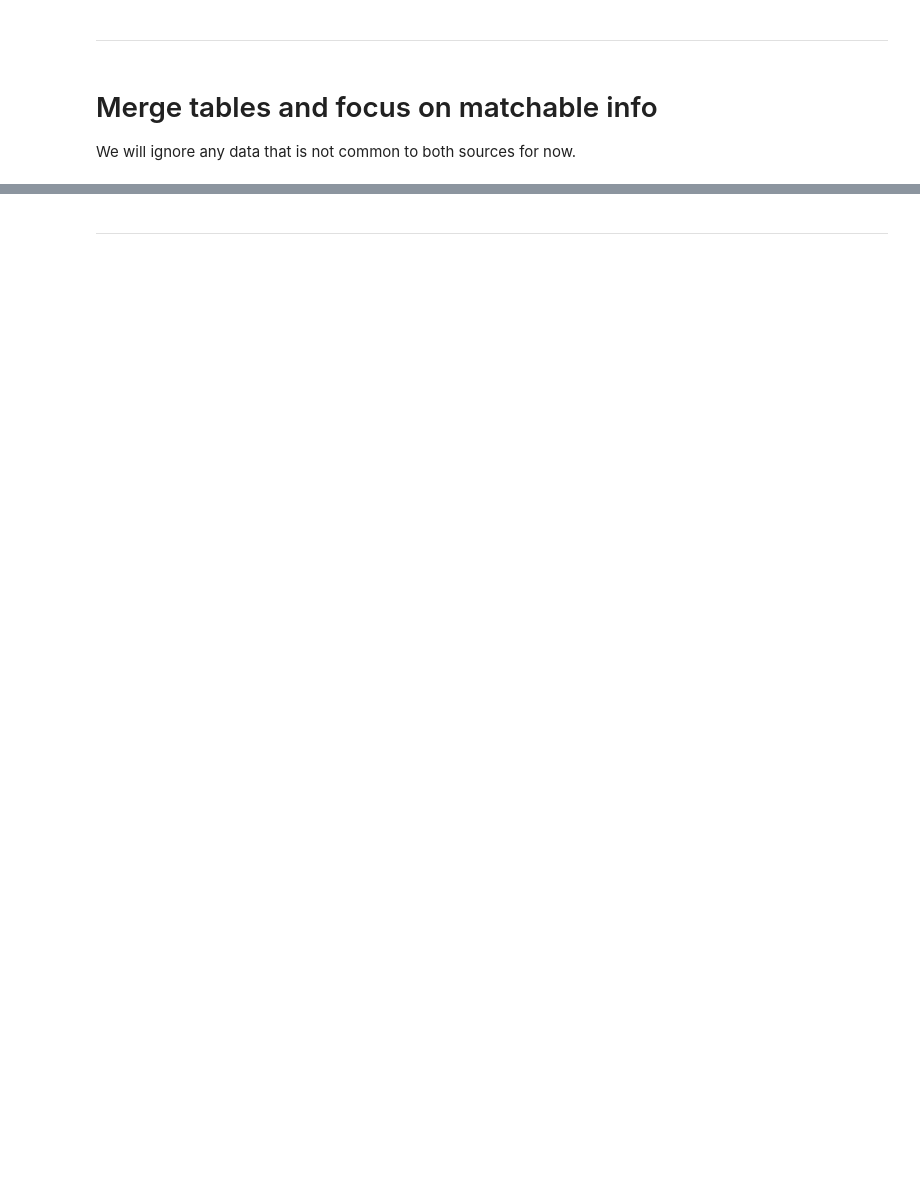
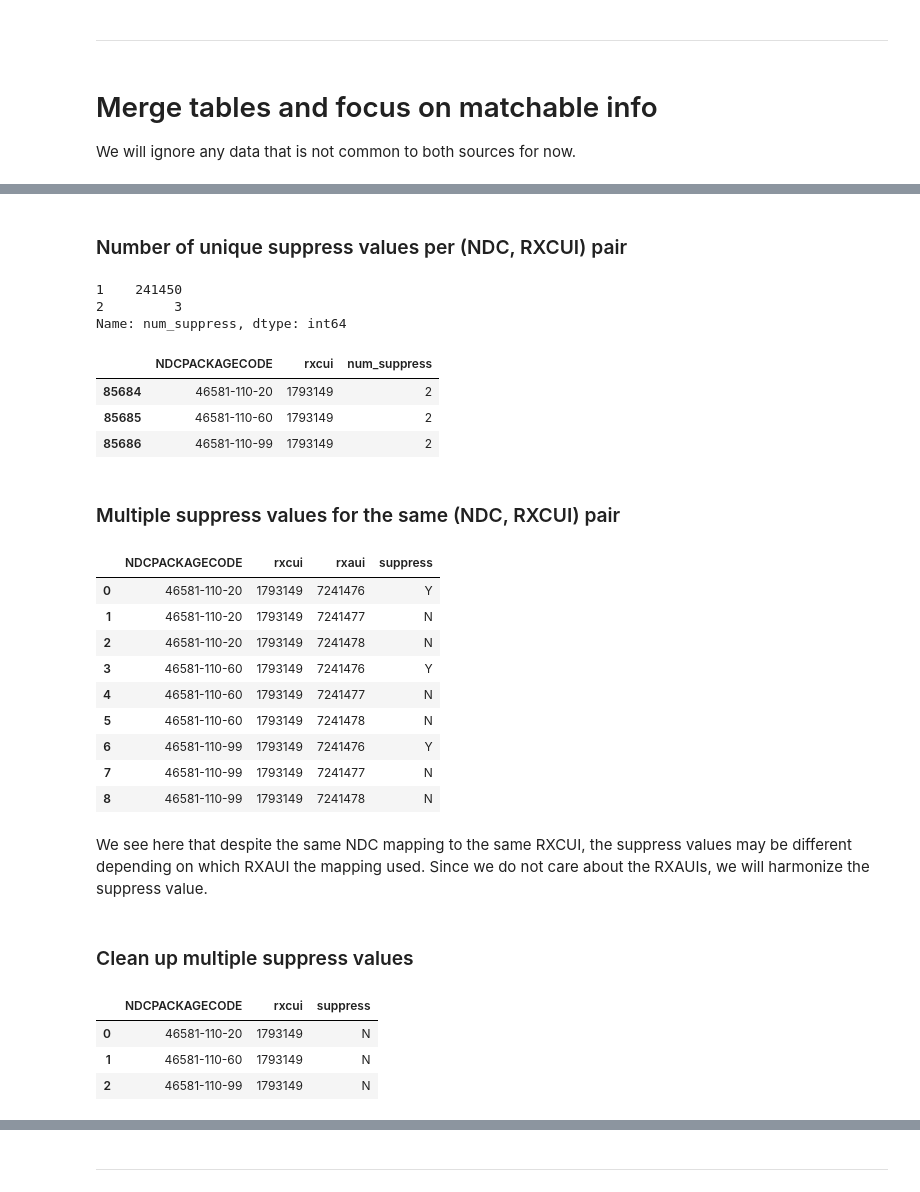
Before and after one commit to veleritas/ndc_active_ingredients, a Jupyter notebook: code/rxnorm/match_fda_and_rxnorm_ndc_info.ipynb, the cells around one changed output, grey strips where cells are left out. Cells and saved outputs as stored; diff of their text form; code cells hidden in the pictures; blank space fills up the shorter version.

```diff
--- a/code/rxnorm/match_fda_and_rxnorm_ndc_info.ipynb
+++ b/code/rxnorm/match_fda_and_rxnorm_ndc_info.ipynb
@@ -124,0 +136,9 @@ res.head()
+# %%
+nsup = (common
+    .drop("rxaui", axis=1)
+    .drop_duplicates()
+    .groupby(["NDCPACKAGECODE", "rxcui"])
+    .size()
+    .to_frame("num_suppress")
+    .reset_index()
+)
@@ -124,0 +158,39 @@ res.head()
+# %% [markdown]
+### Number of unique suppress values per (NDC, RXCUI) pair
+# %%
+nsup["num_suppress"].value_counts()
+# %% [output]
+1    241450
+2         3
+Name: num_suppress, dtype: int64
+# %%
+nsup.query("num_suppress > 1")
+# %% [output]
+|  | NDCPACKAGECODE | rxcui | num_suppress |
+| 85684 | 46581-110-20 | 1793149 | 2 |
+| 85685 | 46581-110-60 | 1793149 | 2 |
+| 85686 | 46581-110-99 | 1793149 | 2 |
+# %% [markdown]
+### Multiple suppress values for the same (NDC, RXCUI) pair
+# %%
+(nsup
+    .query("num_suppress > 1")
+    .drop("num_suppress", axis=1)
+    .merge(common, how="left", on=["NDCPACKAGECODE", "rxcui"])
+)
+# %% [output]
+|  | NDCPACKAGECODE | rxcui | rxaui | suppress |
+| 0 | 46581-110-20 | 1793149 | 7241476 | Y |
+| 1 | 46581-110-20 | 1793149 | 7241477 | N |
+| 2 | 46581-110-20 | 1793149 | 7241478 | N |
+| 3 | 46581-110-60 | 1793149 | 7241476 | Y |
+| 4 | 46581-110-60 | 1793149 | 7241477 | N |
+| 5 | 46581-110-60 | 1793149 | 7241478 | N |
+| 6 | 46581-110-99 | 1793149 | 7241476 | Y |
+| 7 | 46581-110-99 | 1793149 | 7241477 | N |
+| 8 | 46581-110-99 | 1793149 | 7241478 | N |
+# %% [markdown]
+We see here that despite the same NDC mapping to the same RXCUI, the suppress values may be different depending on which RXAUI the mapping used.
+Since we do not care about the RXAUIs, we will harmonize the suppress value.
+# %% [markdown]
+### Clean up multiple suppress values
@@ -124,0 +210,7 @@ res.head()
+# %%
+multi.head()
+# %% [output]
+|  | NDCPACKAGECODE | rxcui | suppress |
+| 0 | 46581-110-20 | 1793149 | N |
+| 1 | 46581-110-60 | 1793149 | N |
+| 2 | 46581-110-99 | 1793149 | N |
```
Also changed, not shown: parts of 47 cells of this notebook.
